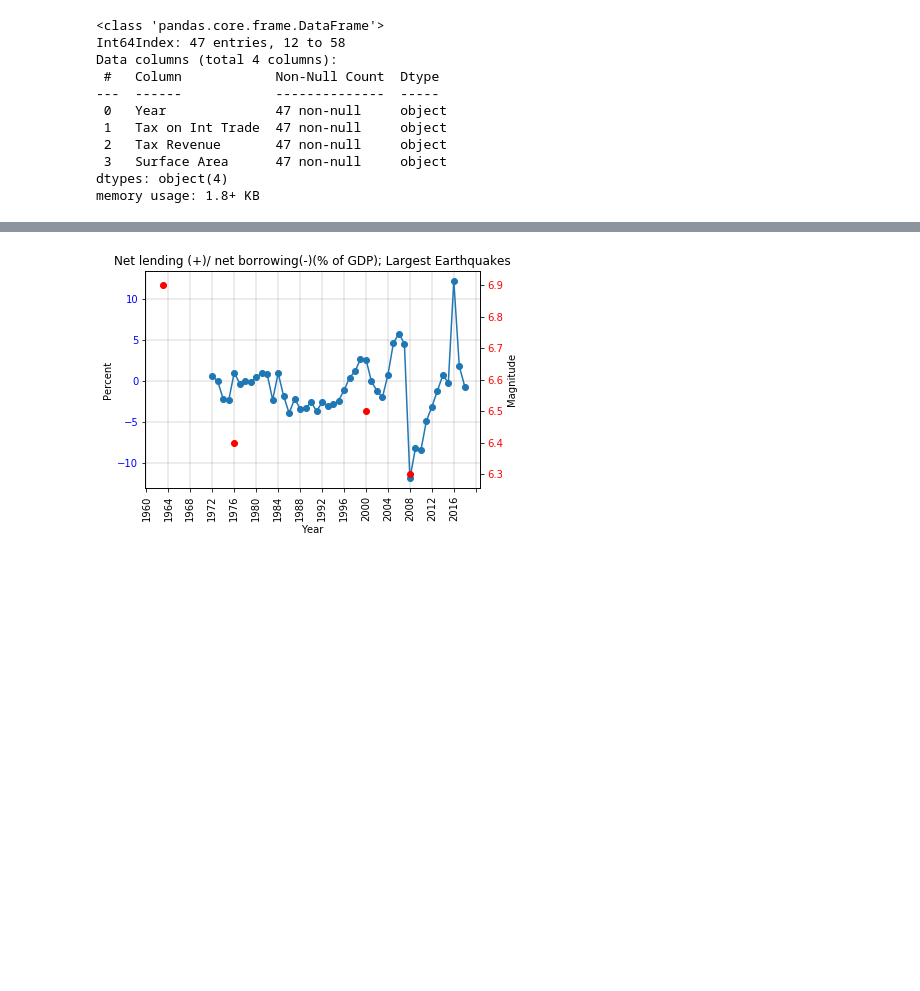
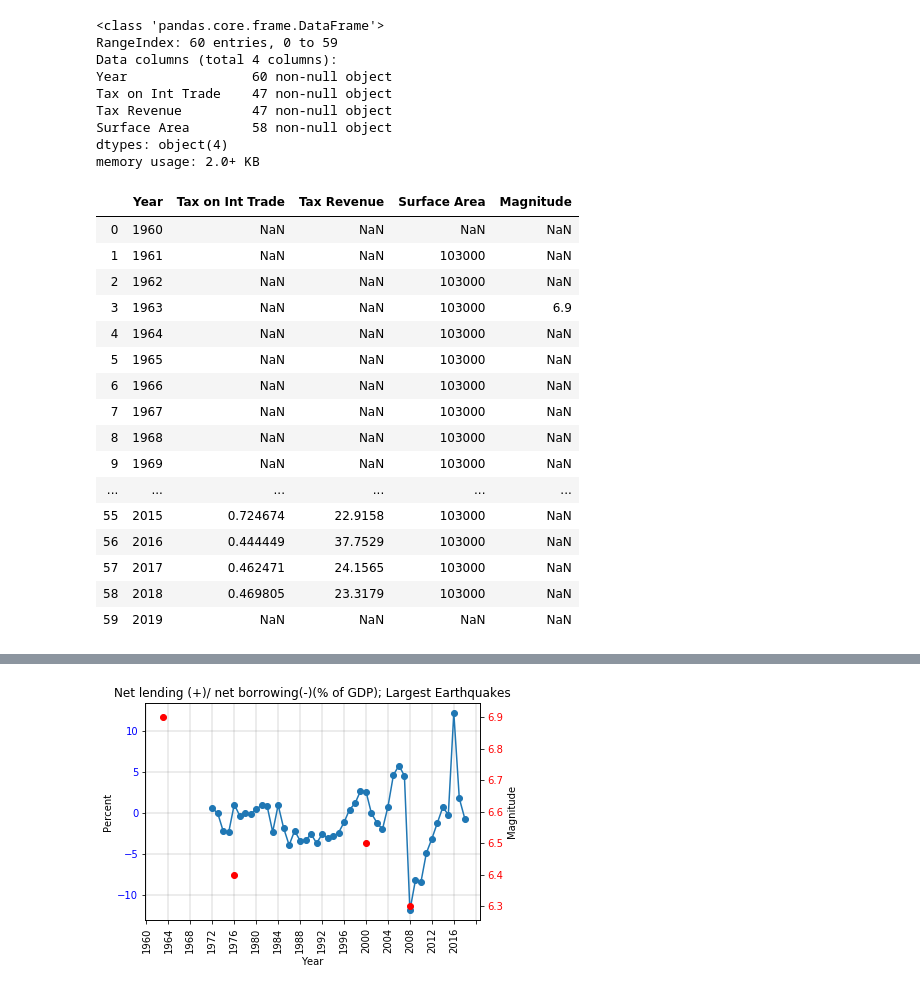
Before and after one commit to kennknisley/project-one-back, a Jupyter notebook: FinalNotebook_BC.ipynb, the cells around one changed output, grey strips where cells are left out. Saved outputs shown, nothing was run; the diff lists cells and outputs as text; code cells hidden in the pictures; blank space fills up the shorter version.

```diff
--- a/FinalNotebook_BC.ipynb
+++ b/FinalNotebook_BC.ipynb
@@ -53,35 +53,52 @@ data = data.reset_index()
 data.columns = ["Year","Tax on Int Trade","Tax Revenue","Surface Area"]
 
 #drop empty data fields
-data = data.dropna()
+#data = data.dropna()
 
 # #check out the data
 data.info()
 # %% [output]
 <class 'pandas.core.frame.DataFrame'>
-Int64Index: 47 entries, 12 to 58
+RangeIndex: 60 entries, 0 to 59
 Data columns (total 4 columns):
- #   Column            Non-Null Count  Dtype
----  ------            --------------  -----
- 0   Year              47 non-null     object
- 1   Tax on Int Trade  47 non-null     object
- 2   Tax Revenue       47 non-null     object
- 3   Surface Area      47 non-null     object
+Year                60 non-null object
+Tax on Int Trade    47 non-null object
+Tax Revenue         47 non-null object
+Surface Area        58 non-null object
 dtypes: object(4)
-memory usage: 1.8+ KB
+memory usage: 2.0+ KB
 # %%
 quakes = pd.read_csv("earthquakedata.csv")
 quakestime = pd.DataFrame(quakes)
 quakestime["Time"] = pd.to_datetime(quakestime["Time"],unit='ms')
 quakestime = pd.DataFrame(quakestime)
 quakestime["Time"] = quakestime["Time"].astype("str")
 quakestime["Year"] = pd.DatetimeIndex(quakestime["Time"]).year
 quakestime = quakestime[["Year","Magnitude"]]
 maxquake = quakestime.groupby("Year")
 maxquake = maxquake.max()
 maxquake = maxquake.reset_index()
 maxquake = maxquake[(maxquake["Year"] > 1960) & (maxquake["Year"]<2019)]
 maxquake = maxquake[maxquake["Magnitude"]>6]
 maxquake["Year"] = maxquake["Year"].astype(str)
 all_data = pd.merge(data,maxquake,on="Year", how="left")
+all_data
+# %% [output]
+|  | Year | Tax on Int Trade | Tax Revenue | Surface Area | Magnitude |
+| 0 | 1960 | NaN | NaN | NaN | NaN |
+| 1 | 1961 | NaN | NaN | 103000 | NaN |
+| 2 | 1962 | NaN | NaN | 103000 | NaN |
+| 3 | 1963 | NaN | NaN | 103000 | 6.9 |
+| 4 | 1964 | NaN | NaN | 103000 | NaN |
+| 5 | 1965 | NaN | NaN | 103000 | NaN |
+| 6 | 1966 | NaN | NaN | 103000 | NaN |
+| 7 | 1967 | NaN | NaN | 103000 | NaN |
+| 8 | 1968 | NaN | NaN | 103000 | NaN |
+| 9 | 1969 | NaN | NaN | 103000 | NaN |
+| ... | ... | ... | ... | ... | ... |
+| 55 | 2015 | 0.724674 | 22.9158 | 103000 | NaN |
+| 56 | 2016 | 0.444449 | 37.7529 | 103000 | NaN |
+| 57 | 2017 | 0.462471 | 24.1565 | 103000 | NaN |
+| 58 | 2018 | 0.469805 | 23.3179 | 103000 | NaN |
+| 59 | 2019 | NaN | NaN | NaN | NaN |
 # %%
```
Also changed, not shown: parts of 3 cells of this notebook, 3 other files.
